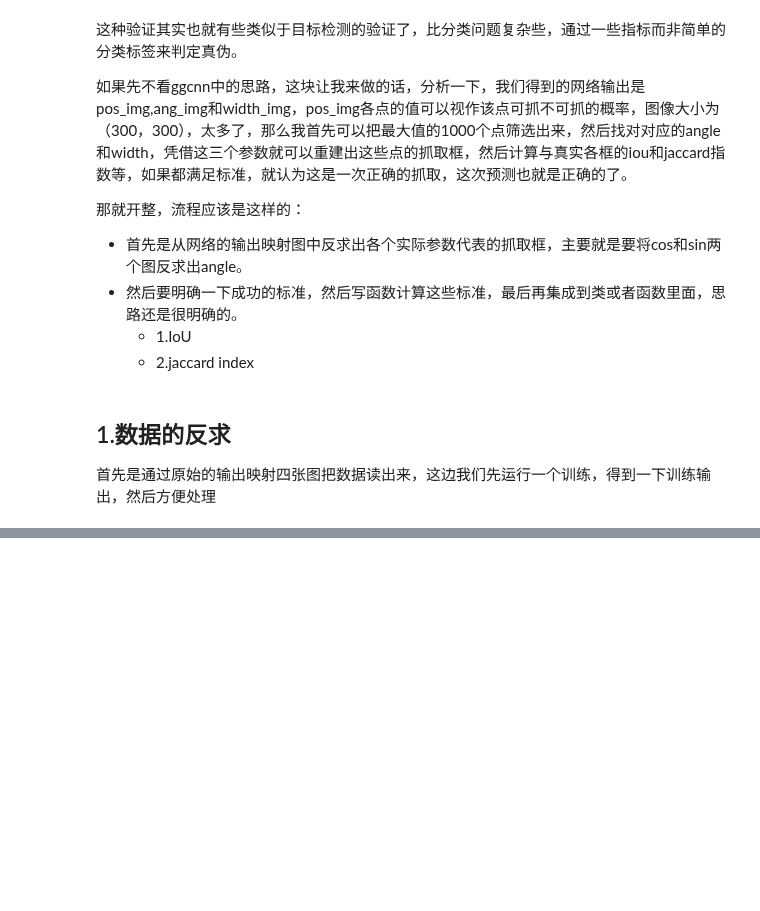
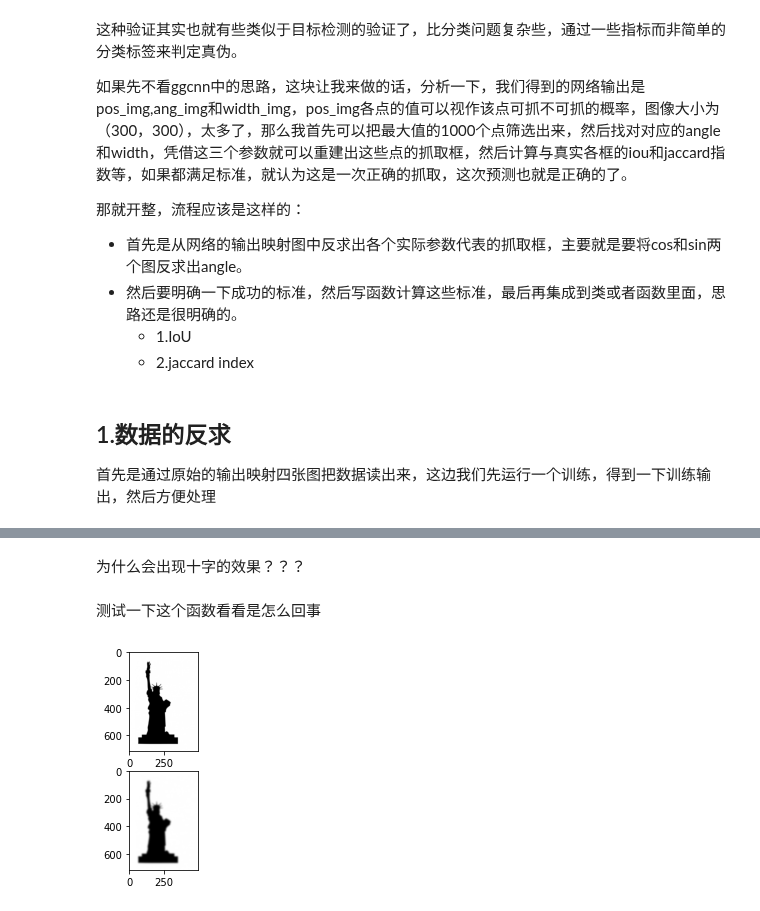
Before and after one commit to OneOneLiu/ggcnn_cornell_dataset, a Jupyter notebook: validate.ipynb, the cells around one changed output, grey strips where cells are left out. Saved outputs shown, nothing was run; the diff lists cells and outputs as text; code cells hidden in the pictures; blank space fills up the shorter version.

```diff
--- a/validate.ipynb
+++ b/validate.ipynb
@@ -93,0 +156,17 @@ plt.show()
+# %% [markdown]
+为什么会出现十字的效果？？？
+# %% [markdown]
+测试一下这个函数看看是怎么回事
+# %%
+import cv2
+
+img = cv2.imread('images/test_guassian.jpg',0)
+img_guassian = gaussian(img, 5.0, preserve_range=True)
+
+plt.subplot(211)
+plt.imshow(img,cmap=plt.cm.gray)
+plt.subplot(212)
+plt.imshow(img_guassian,cmap=plt.cm.gray)
+plt.show()
+# %% [output]
+[figure, added]
```
Also changed, not shown: parts of 10 cells of this notebook, 3 other files.
